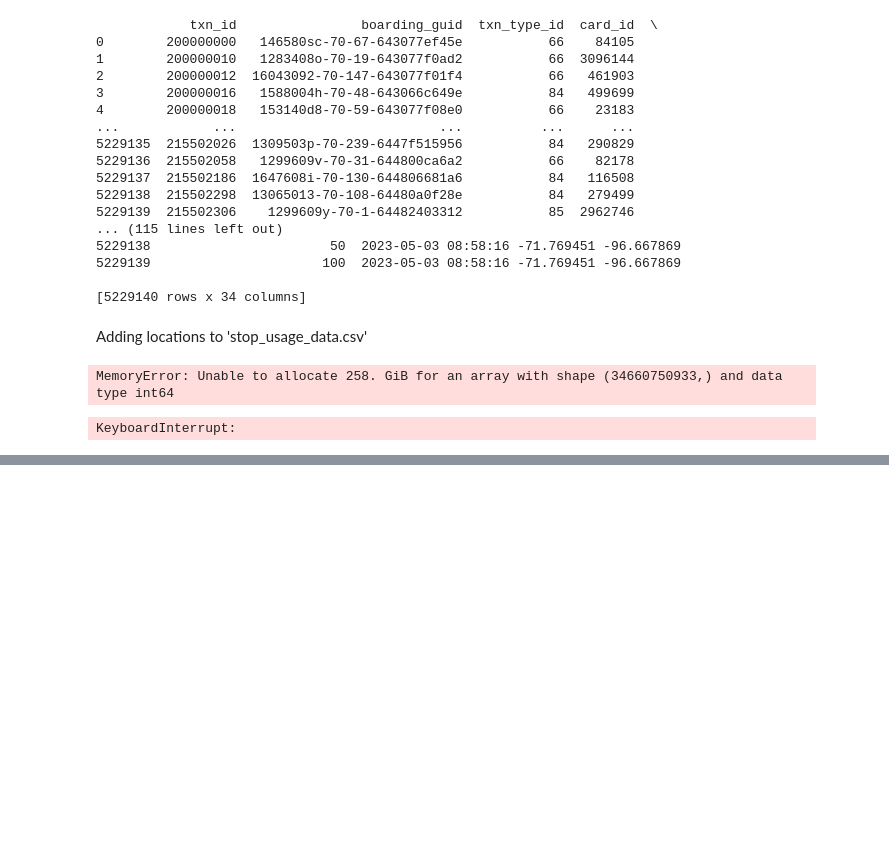
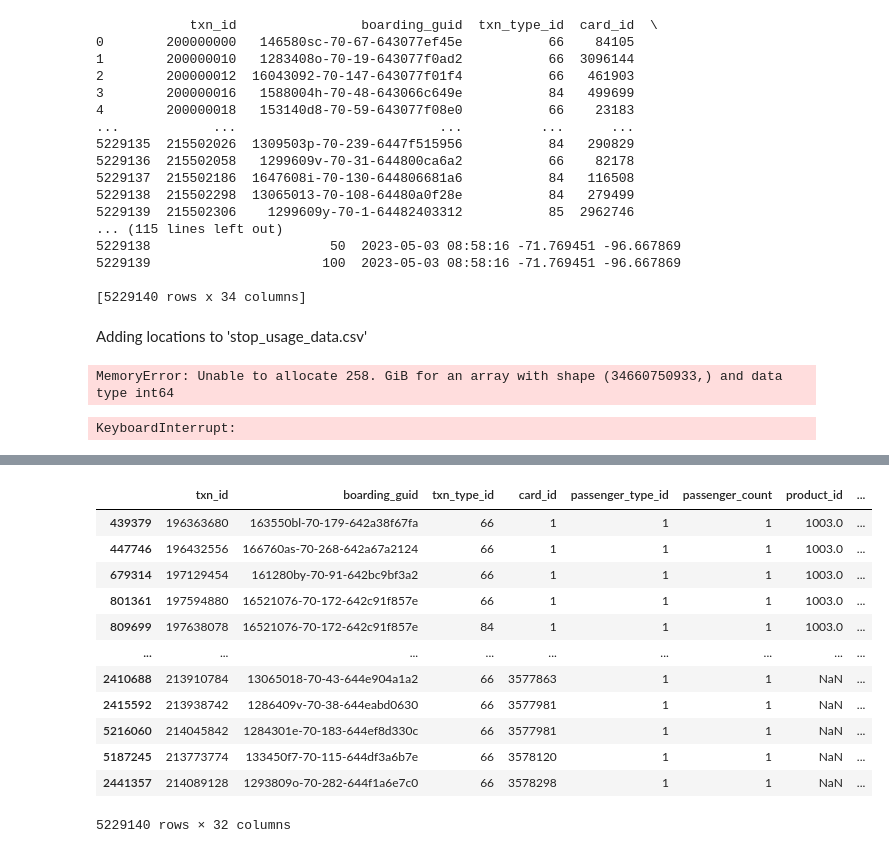
Before and after one commit to arsalanesmaili/kcm_ridership, a Jupyter notebook: Untitled4.ipynb, the cells around one changed output, grey strips where cells are left out. Cells and saved outputs as stored; diff of their text form; code cells hidden in the pictures; blank space fills up the shorter version.

```diff
--- a/Untitled4.ipynb
+++ b/Untitled4.ipynb
@@ -388,0 +408,20 @@ KeyboardInterrupt:
+# %%
+df_23 = pd.read_csv('2023-04_orca_boardings.csv')
+# %%
+df_23 = df_23.sort_values(by=['card_id','business_date'], ascending=[True,True])
+# %%
+df_23
+# %% [output]
+|  | txn_id | boarding_guid | txn_type_id | card_id | passenger_type_id | passenger_count | product_id | ... |
+| 439379 | 196363680 | 163550bl-70-179-642a38f67fa | 66 | 1 | 1 | 1 | 1003.0 | ... |
+| 447746 | 196432556 | 166760as-70-268-642a67a2124 | 66 | 1 | 1 | 1 | 1003.0 | ... |
+| 679314 | 197129454 | 161280by-70-91-642bc9bf3a2 | 66 | 1 | 1 | 1 | 1003.0 | ... |
+| 801361 | 197594880 | 16521076-70-172-642c91f857e | 66 | 1 | 1 | 1 | 1003.0 | ... |
+| 809699 | 197638078 | 16521076-70-172-642c91f857e | 84 | 1 | 1 | 1 | 1003.0 | ... |
+| ... | ... | ... | ... | ... | ... | ... | ... | ... |
+| 2410688 | 213910784 | 13065018-70-43-644e904a1a2 | 66 | 3577863 | 1 | 1 | NaN | ... |
+| 2415592 | 213938742 | 1286409v-70-38-644eabd0630 | 66 | 3577981 | 1 | 1 | NaN | ... |
+| 5216060 | 214045842 | 1284301e-70-183-644ef8d330c | 66 | 3577981 | 1 | 1 | NaN | ... |
+| 5187245 | 213773774 | 133450f7-70-115-644df3a6b7e | 66 | 3578120 | 1 | 1 | NaN | ... |
+| 2441357 | 214089128 | 1293809o-70-282-644f1a6e7c0 | 66 | 3578298 | 1 | 1 | NaN | ... |
+5229140 rows × 32 columns
```
Also changed, not shown: parts of 9 cells of this notebook.
